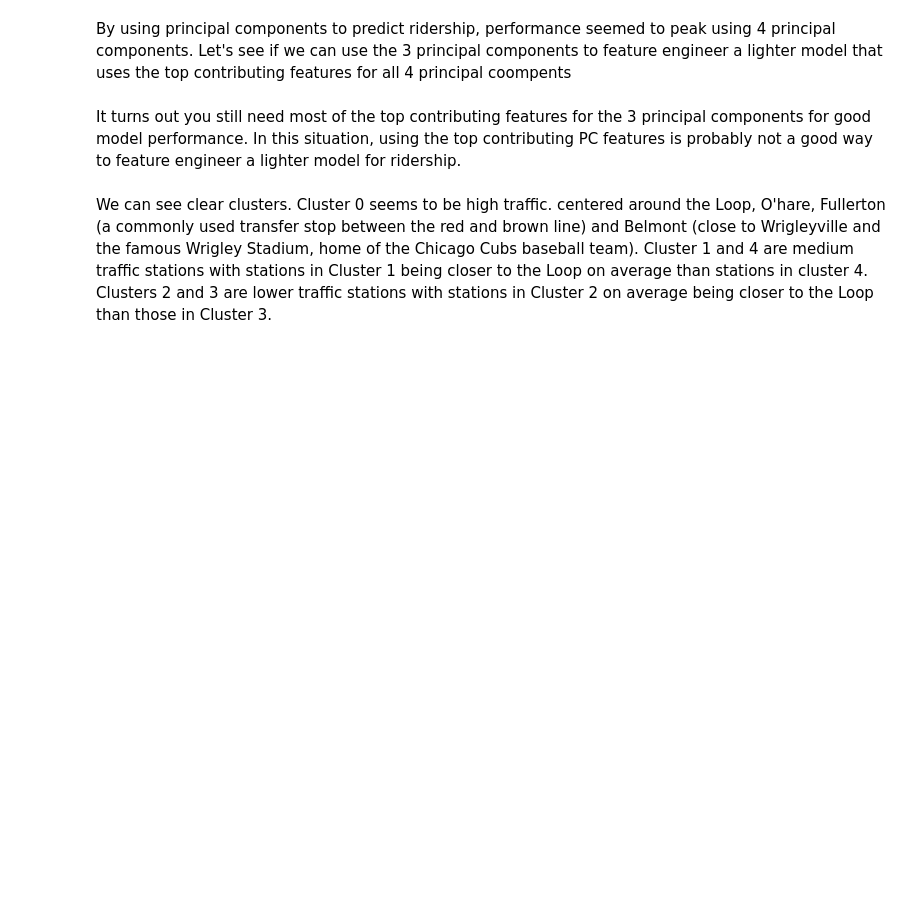
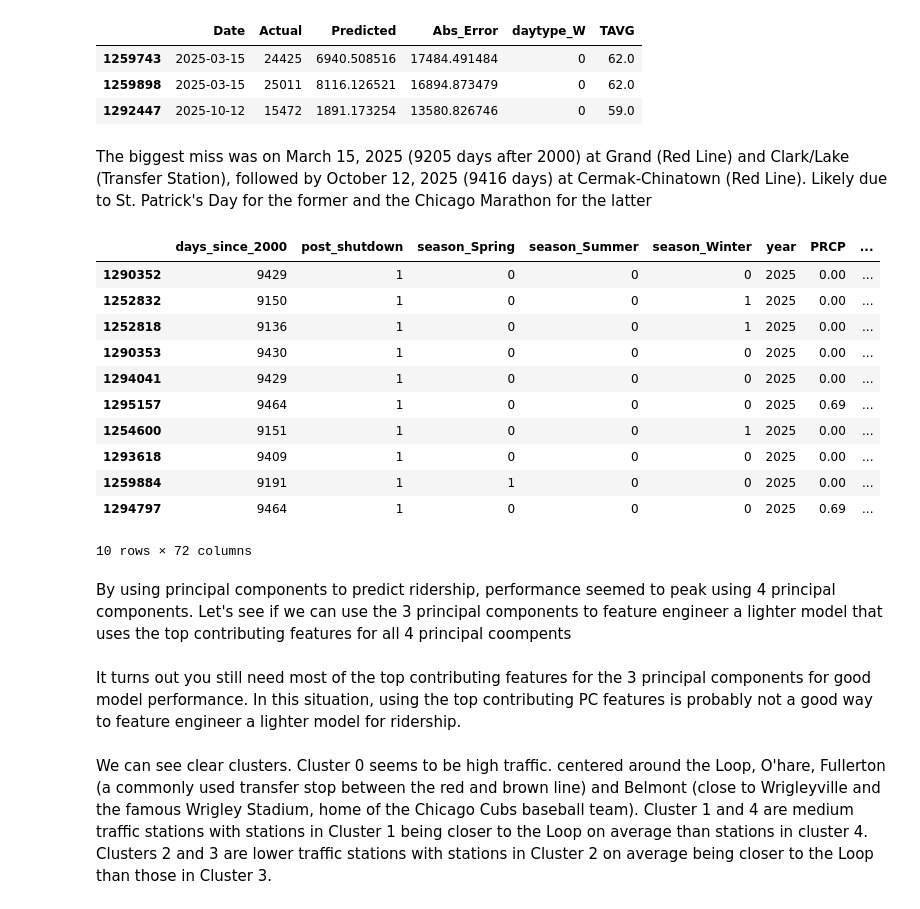
Before and after one commit to azcao95/cta-ridership-w2026-mads-milestone-2, a Jupyter notebook: ridership.ipynb, the cells around one changed output. Drawn from its saved outputs; the diff is of its cells as text; code cells hidden in the pictures; blank space fills up the shorter version.

Commit message:
Fixed a few errors

```diff
--- a/ridership.ipynb
+++ b/ridership.ipynb
@@ -564,14 +567,21 @@ plt.show()
 # %%
-# 1. Calculate errors and sort (same as before)
+# 1. Calculate errors and sort
 results = X_test.copy()
 results['Actual'] = y_test
 results['Predicted'] = y_pred_dt
 results['Abs_Error'] = abs(results['Actual'] - results['Predicted'])
 
-# 2. Get top 3 as a DataFrame
-# We use .head(3) to keep it concise
+# 2. Convert 'days_since_2000' back to a real Date
+results['Date'] = pd.to_datetime(results['days_since_2000'], unit='D', origin='2000-01-01')
+
+# 3. Get top 15 failures with the new Date column
 top_failures_df = results.sort_values(by='Abs_Error', ascending=False).head(3)
 
-# 3. Display the DataFrame
-# If you are in a Jupyter Notebook, just typing the variable name prints a nice table
-top_failures_df
+# 4. Display key columns to identify the "Why"
+cols_to_show = ['Date', 'Actual', 'Predicted', 'Abs_Error', 'daytype_W', 'TAVG']
+top_failures_df[cols_to_show]
+# %% [output]
+|  | Date | Actual | Predicted | Abs_Error | daytype_W | TAVG |
+| 1259743 | 2025-03-15 | 24425 | 6940.508516 | 17484.491484 | 0 | 62.0 |
+| 1259898 | 2025-03-15 | 25011 | 8116.126521 | 16894.873479 | 0 | 62.0 |
+| 1292447 | 2025-10-12 | 15472 | 1891.173254 | 13580.826746 | 0 | 59.0 |
@@ -581,3 +588,31 @@ top_failures_df
+# %% [markdown]
+The biggest miss was on March 15, 2025 (9205 days after 2000) at Grand (Red Line) and Clark/Lake (Transfer Station), followed by October 12, 2025 (9416 days) at Cermak-Chinatown (Red Line).
+Likely due to St. Patrick's Day for the former and the Chicago Marathon for the latter
+# %%
+# 1. Calculate actual error, not absolute value
+results['Act_Error'] = results['Predicted'] - results['Actual']
+
+# 2. Convert 'days_since_2000' back to a real Date
+results['Date'] = pd.to_datetime(results['days_since_2000'], unit='D', origin='2000-01-01')
+
+# 3. Get top failures
+top_overpredict_df = results.sort_values(by='Act_Error', ascending=False).head(10)
+
+# 4. Display key columns to identify the "Why"
+top_overpredict_df
+# %% [output]
+|  | days_since_2000 | post_shutdown | season_Spring | season_Summer | season_Winter | year | PRCP | ... |
+| 1290352 | 9429 | 1 | 0 | 0 | 0 | 2025 | 0.00 | ... |
+| 1252832 | 9150 | 1 | 0 | 0 | 1 | 2025 | 0.00 | ... |
+| 1252818 | 9136 | 1 | 0 | 0 | 1 | 2025 | 0.00 | ... |
+| 1290353 | 9430 | 1 | 0 | 0 | 0 | 2025 | 0.00 | ... |
+| 1294041 | 9429 | 1 | 0 | 0 | 0 | 2025 | 0.00 | ... |
+| 1295157 | 9464 | 1 | 0 | 0 | 0 | 2025 | 0.69 | ... |
+| 1254600 | 9151 | 1 | 0 | 0 | 1 | 2025 | 0.00 | ... |
+| 1293618 | 9409 | 1 | 0 | 0 | 0 | 2025 | 0.00 | ... |
+| 1259884 | 9191 | 1 | 1 | 0 | 0 | 2025 | 0.00 | ... |
+| 1294797 | 9464 | 1 | 0 | 0 | 0 | 2025 | 0.69 | ... |
+10 rows × 72 columns
 # %%
 result = permutation_importance(
     rf_model, X_test, y_test, n_repeats=5, random_state=42, n_jobs=-1
```
Also changed, not shown: parts of 5 cells of this notebook.
